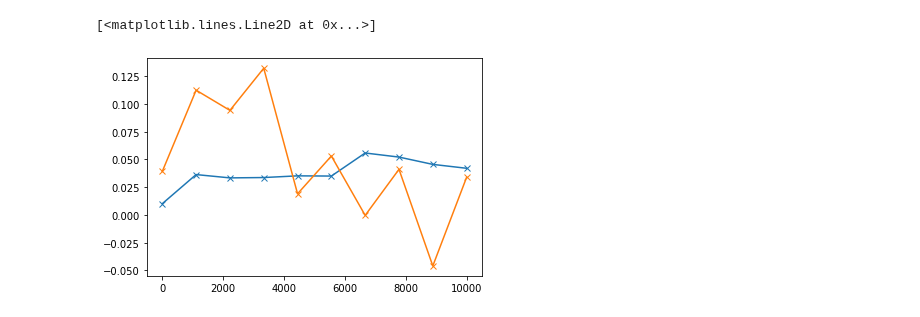
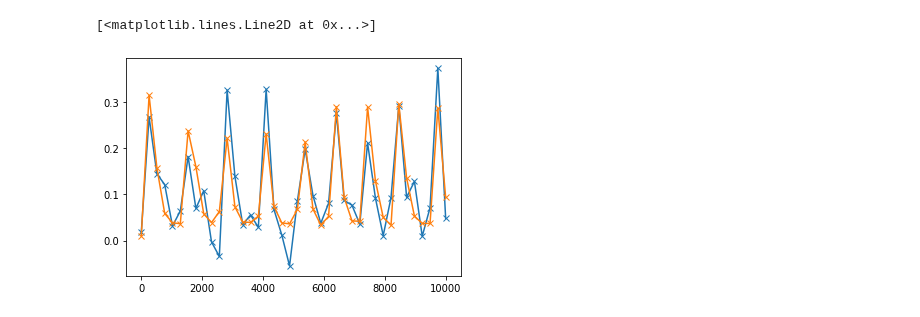
Before and after one commit to yannikschaelte/Study-ABC-Noise, a Jupyter notebook: study_abc_noise/motivation_sde/motivation_sde.ipynb, the cells around one changed output. Cells and saved outputs as stored; diff of their text form; code cells hidden in the pictures.

```diff
--- a/study_abc_noise/motivation_sde/motivation_sde.ipynb
+++ b/study_abc_noise/motivation_sde/motivation_sde.ipynb
@@ -16,37 +16,37 @@ df_logger = logging.getLogger('Acceptor')
 df_logger.setLevel(logging.DEBUG)
 df_logger = logging.getLogger('Epsilon')
 df_logger.setLevel(logging.DEBUG)
 
-n_t = 10
-mv = ModelVars(n_t=n_t, basedir="..")
+n_t = 40
+mv = ModelVars(n_t=n_t, basedir="..", noise_std=0.05)
 
 # model
 model = mv.get_model()
 model_noisy = mv.get_model_noisy()
 
 prior = mv.get_prior()
 distance = mv.get_distance()
 kernel = mv.get_kernel()
 acceptor = pyabc.StochasticAcceptor()
 eps = pyabc.Temperature()
 
 # data
 def get_data():
     try:
         data_nonoise, data = pickle.load(open(f"data_{n_t}.dat", 'rb'))
     except:
         data_nonoise = model(mv.p_true)
         data = mv.add_noise_to_data(data_nonoise)
         pickle.dump((data_nonoise, data), open(f"data_{n_t}.dat", 'wb'))
     return data_nonoise, data
 
 data_nonoise, data = get_data()
 
+plt.plot(data['K'], 'x-')
 plt.plot(data_nonoise['K'], 'x-')
-plt.plot(data['K'], 'x-')
 # %% [output]
 [<matplotlib.lines.Line2D at 0x...>]
-[figure, old version]
+[figure, new version]
 # %%
 abc = pyabc.ABCSMC(model, prior, distance)
 abc.new("sqlite:///h_incorrect.db", data)
```
Also changed, not shown: parts of 3 cells of this notebook, 16 other files.
